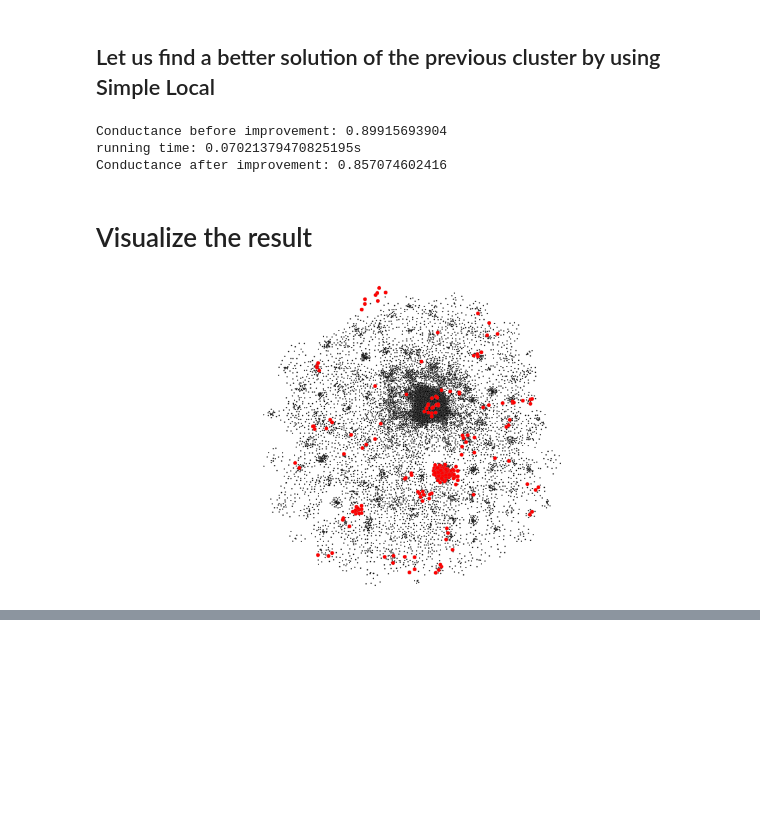
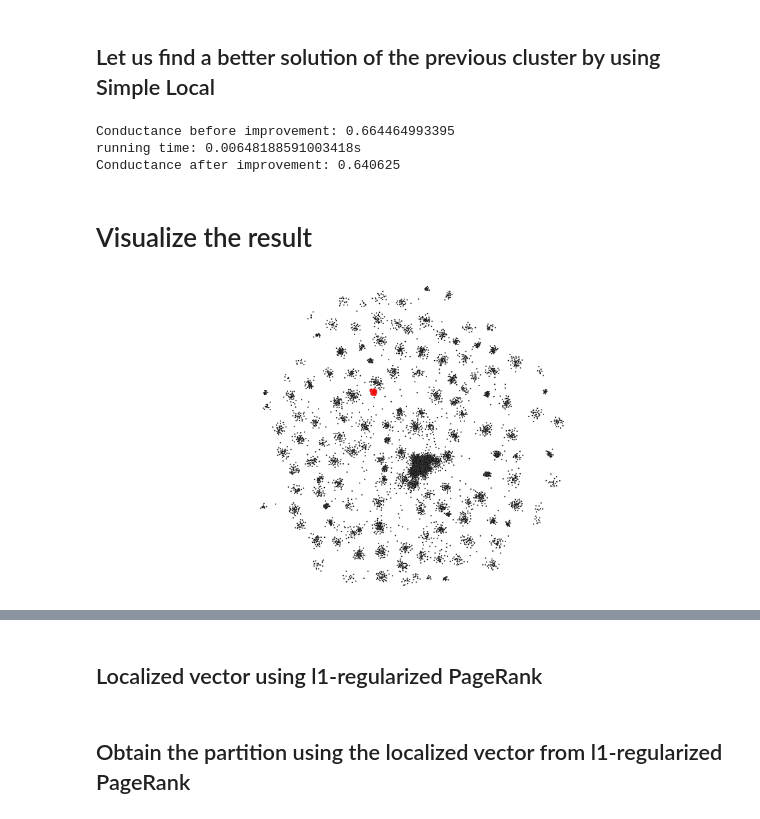
Before and after one commit to kfoynt/LocalGraphClustering, a Jupyter notebook: notebooks/examples_Bioinformatics_with_visualization.ipynb, the cells around one changed output, grey strips where cells are left out. Cells and saved outputs as stored; diff of their text form; code cells hidden in the pictures; blank space fills up the shorter version.

```diff
--- a/notebooks/examples_Bioinformatics_with_visualization.ipynb
+++ b/notebooks/examples_Bioinformatics_with_visualization.ipynb
@@ -313,7 +313,17 @@ l1reg_fast = l1_regularized_PageRank_fast.L1_regularized_PageRank_fast()
 
 # Find the solution of L1-regularized PageRank using localized accelerated gradient descent.
 # This method is the fastest among other l1-regularized solvers and other approximate PageRank solvers.
-reference_node = 10174
+#reference_node = 11192 # Good cluster
+#reference_node = 8512 # Not so good
+#reference_node = 12819 # Very good cluster
+#reference_node = 10459 # Good cluster
+reference_node = 13212 # Good cluster
+#reference_node = 13319 # Not so good
+#reference_node = 8939 # Very good cluster
+#reference_node = 6852 # Good cluster
+#reference_node = 4359 # Not so good
+#reference_node = 9403 # Not so good
+#reference_node = 4222 # Very good cluster
 output_l1reg_fast = l1reg_fast.produce([g],[reference_node],rho=6.5e-6)
 
 # Only one input graph is given, i.e., [g].
@@ -329,20 +339,20 @@ sc_fast = sweepCut_fast.SweepCut_fast()
 output_sc_fast = sc_fast.produce([g],p=l1_reg_vector)
 
 # Extract the partition for g and store it.
-l1_reg_vector_rounded = output_sc_fast[0][0]
+l1_reg_vector_rounded_1 = output_sc_fast[0][0]
 # %% [markdown]
 ## Visualize local partitioning
 # %%
 # Plot solutions for rounded eigenvector
 temp = np.zeros(g._num_vertices) + 2
 
-temp[l1_reg_vector_rounded] = 6
+temp[l1_reg_vector_rounded_1] = 6
 
 node_size = g_gtool.new_vertex_property("double",temp)
 
 temp = ["black" for x in range(g._num_vertices)]
 
-for i in l1_reg_vector_rounded:
+for i in l1_reg_vector_rounded_1:
     temp[i] = "yellow"
 
 node_colours = g_gtool.new_vertex_property("string",temp)
@@ -363,47 +373,47 @@ graph_draw(g_gtool, pos, output_size=(1000, 500),
 SL_fast = SimpleLocal_fast.SimpleLocal_fast()
 
 # Conductance before improvement
-print("Conductance before improvement:",g.compute_conductance(l1_reg_vector_rounded))
+print("Conductance before improvement:",g.compute_conductance(l1_reg_vector_rounded_1))
 
 # Start calling SimpleLocal
 start = time.time()
-output_SL_fast = SL_fast.produce([g],[l1_reg_vector_rounded])
+output_SL_fast = SL_fast.produce([g],[l1_reg_vector_rounded_1])
 end = time.time()
 print("running time:",str(end-start)+"s")
 
 # Conductance after improvement
 print("Conductance after improvement:",g.compute_conductance(output_SL_fast[0][0]))
 
-output_SL = output_SL_fast[0][0]
+output_SL_1 = output_SL_fast[0][0]
 # %% [output]
-Conductance before improvement: 0.89915693904
-running time: 0.07021379470825195s
-Conductance after improvement: 0.857074602416
+Conductance before improvement: 0.664464993395
+running time: 0.00648188591003418s
+Conductance after improvement: 0.640625
 # %% [markdown]
 # Visualize the result
 # %%
 # Visualize the results.
 temp = np.zeros(g._num_vertices) + 2
 
-temp[output_SL] = 6
+temp[output_SL_1] = 6
 
 node_size = g_gtool.new_vertex_property("double",temp)
 
 temp = ["black" for x in range(g._num_vertices)]
 
-for i in output_SL:
+for i in output_SL_1:
     temp[i] = "red"
 
 node_colours = g_gtool.new_vertex_property("string",temp)
 
 c_map = plt.get_cmap('autumn')
 
 graph_draw(g_gtool, pos, output_size=(1000, 500),
            vertex_size=node_size,
            vertex_fill_color=node_colours,
            vorder=node_size,
            edge_pen_width=0.0,
            edge_color = [0.0, 0, 0, 0.05],
            vcmap=c_map)
 # %% [output]
-[figure, old version]
+[figure, new version]
@@ -410,0 +421,2 @@ graph_draw(g_gtool, pos, output_size=(1000, 500),
+# %% [markdown]
+## Localized vector using l1-regularized PageRank
@@ -410,0 +445,2 @@ graph_draw(g_gtool, pos, output_size=(1000, 500),
+# %% [markdown]
+## Obtain the partition using the localized vector from l1-regularized PageRank
```
Also changed, not shown: parts of 43 cells of this notebook, 7 other files.
